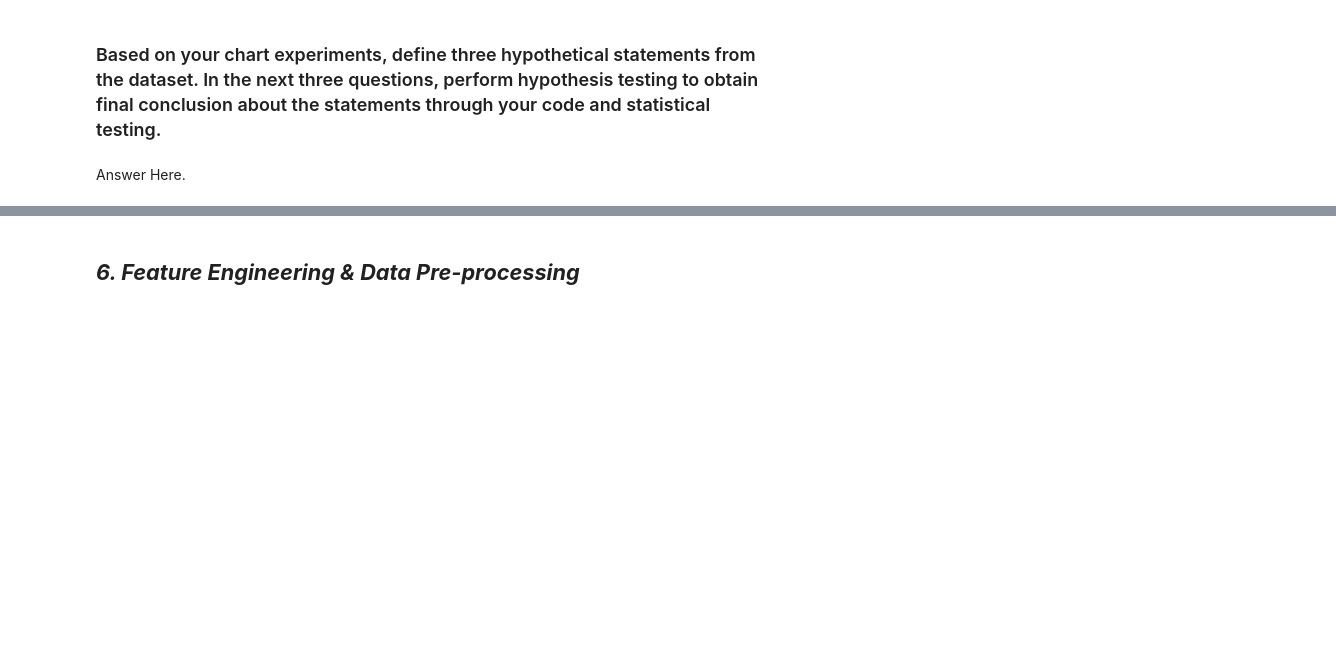
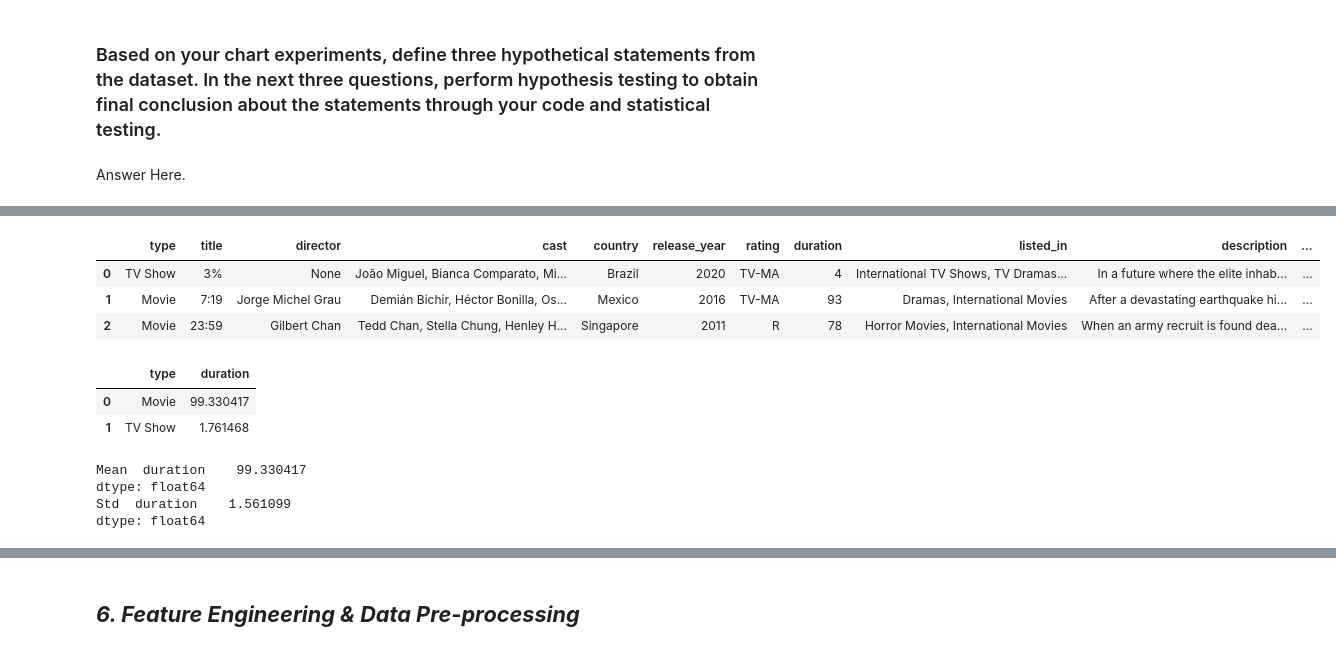
Before and after one commit to Rahul-2045/NETFLIX-_MOVIES_AND_TV_SHOWS_CLUSTRING, a Jupyter notebook: Copy_of_Sample_ML_Submission_Template.ipynb, the cells around one changed output, grey strips where cells are left out. Cells and saved outputs as stored; diff of their text form; code cells hidden in the pictures; blank space fills up the shorter version.

```diff
--- a/Copy_of_Sample_ML_Submission_Template.ipynb
+++ b/Copy_of_Sample_ML_Submission_Template.ipynb
@@ -1022,0 +1138,5 @@ Answer Here.
+# %%
+#making copy of df_clean_frame
+df_hypothesis=df.copy()
+#head of df_hypothesis
+df_hypothesis.head()
@@ -1022,0 +1150,45 @@ Answer Here.
+# %%
+df_hypothesis['duration']= df_hypothesis['duration'].str.extract('(\d+)')
+df_hypothesis['duration'] = pd.to_numeric(df_hypothesis['duration'])
+#head of df_
+# %%
+
+df_hypothesis['type'] = pd.Categorical(df_hypothesis['type'], categories=['Movie','TV Show'])
+#from duration feature extractin string part and after extracting Changing the object type to numeric
+#df_hypothesis['duration']= df_hypothesis['duration'].str.extract('(\d+)')
+#df_hypothesis['duration'] = pd.to_numeric(df_hypothesis['duration'])
+#head of df_
+df_hypothesis.head(3)
+# %% [output]
+|  | type | title | director | cast | country | release_year | rating | duration | listed_in | description | ... |
+| 0 | TV Show | 3% | None | João Miguel, Bianca Comparato, Mi... | Brazil | 2020 | TV-MA | 4 | International TV Shows, TV Dramas... | In a future where the elite inhab... | ... |
+| 1 | Movie | 7:19 | Jorge Michel Grau | Demián Bichir, Héctor Bonilla, Os... | Mexico | 2016 | TV-MA | 93 | Dramas, International Movies | After a devastating earthquake hi... | ... |
+| 2 | Movie | 23:59 | Gilbert Chan | Tedd Chan, Stella Chung, Henley H... | Singapore | 2011 | R | 78 | Horror Movies, International Movies | When an army recruit is found dea... | ... |
+# %%
+#group_by duration and TYPE
+group_by_= df_hypothesis[['duration','type']].groupby(by='type')
+#mean of group_by variable
+group=group_by_.mean().reset_index()
+group
+# %% [output]
+|  | type | duration |
+| 0 | Movie | 99.330417 |
+| 1 | TV Show | 1.761468 |
+# %%
+#In A and B variable grouping values
+A= group_by_.get_group('Movie')
+B= group_by_.get_group('TV Show')
+#mean and std
+M1 = A.mean()
+S1 = A.std()
+
+M2= B.mean()
+S2 = B.std()
+
+print('Mean  {}'.format(M1,M2))
+print('Std  {}'.format(S2,S1))
+# %% [output]
+Mean  duration    99.330417
+dtype: float64
+Std  duration    1.561099
+dtype: float64
```
Also changed, not shown: parts of 70 cells of this notebook.
